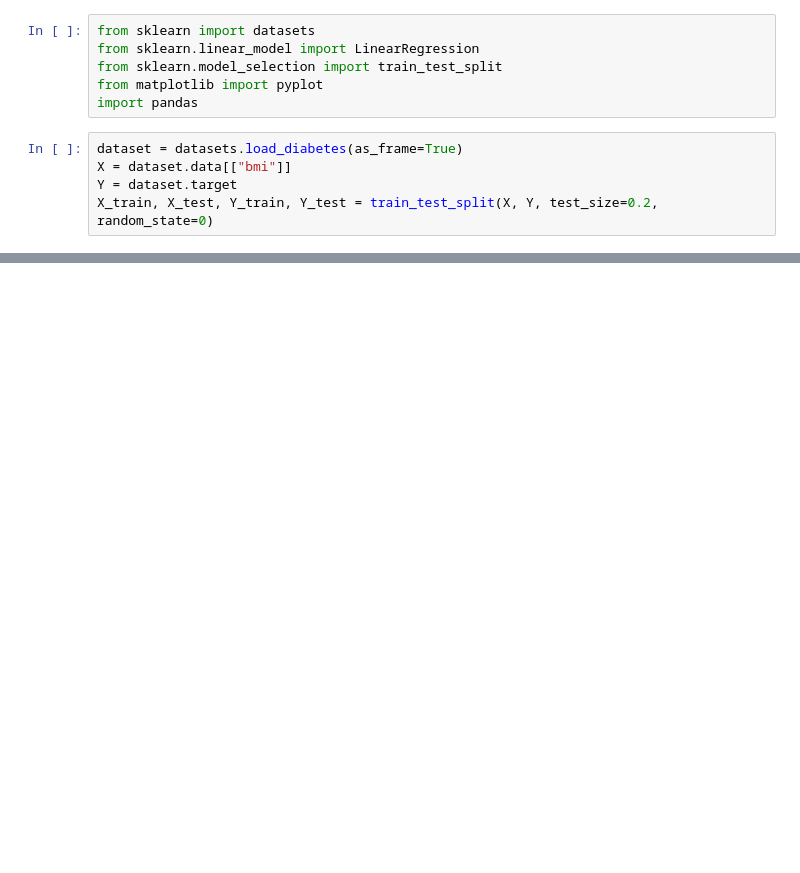
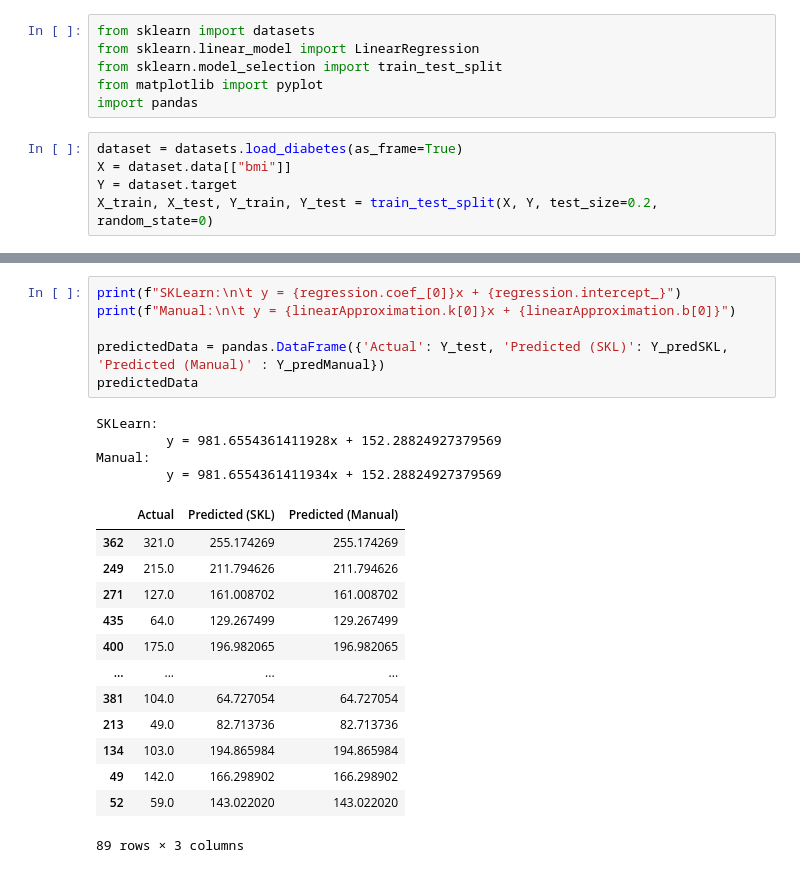
Before and after one commit to yaggod/DataAnalysis-MachineLearningTasks, a Jupyter notebook: task1/Task12.ipynb, the cells around one changed output, grey strips where cells are left out. Drawn from its saved outputs; the diff is of its cells as text; blank space fills up the shorter version.

```diff
--- a/task1/Task12.ipynb
+++ b/task1/Task12.ipynb
@@ -47,0 +28,24 @@ axis3.plot(X_test, Y_predManual, "-", color="r")
+# %%
+print(f"SKLearn:\n\t y = {regression.coef_[0]}x + {regression.intercept_}")
+print(f"Manual:\n\t y = {linearApproximation.k[0]}x + {linearApproximation.b[0]}")
+
+predictedData = pandas.DataFrame({'Actual': Y_test, 'Predicted (SKL)': Y_predSKL, 'Predicted (Manual)' : Y_predManual})
+predictedData
+# %% [output]
+SKLearn:
+         y = 981.6554361411928x + 152.28824927379569
+Manual:
+         y = 981.6554361411934x + 152.28824927379569
+|  | Actual | Predicted (SKL) | Predicted (Manual) |
+| 362 | 321.0 | 255.174269 | 255.174269 |
+| 249 | 215.0 | 211.794626 | 211.794626 |
+| 271 | 127.0 | 161.008702 | 161.008702 |
+| 435 | 64.0 | 129.267499 | 129.267499 |
+| 400 | 175.0 | 196.982065 | 196.982065 |
+| ... | ... | ... | ... |
+| 381 | 104.0 | 64.727054 | 64.727054 |
+| 213 | 49.0 | 82.713736 | 82.713736 |
+| 134 | 103.0 | 194.865984 | 194.865984 |
+| 49 | 142.0 | 166.298902 | 166.298902 |
+| 52 | 59.0 | 143.022020 | 143.022020 |
+89 rows × 3 columns
```
Also changed, not shown: parts of 4 cells of this notebook.
